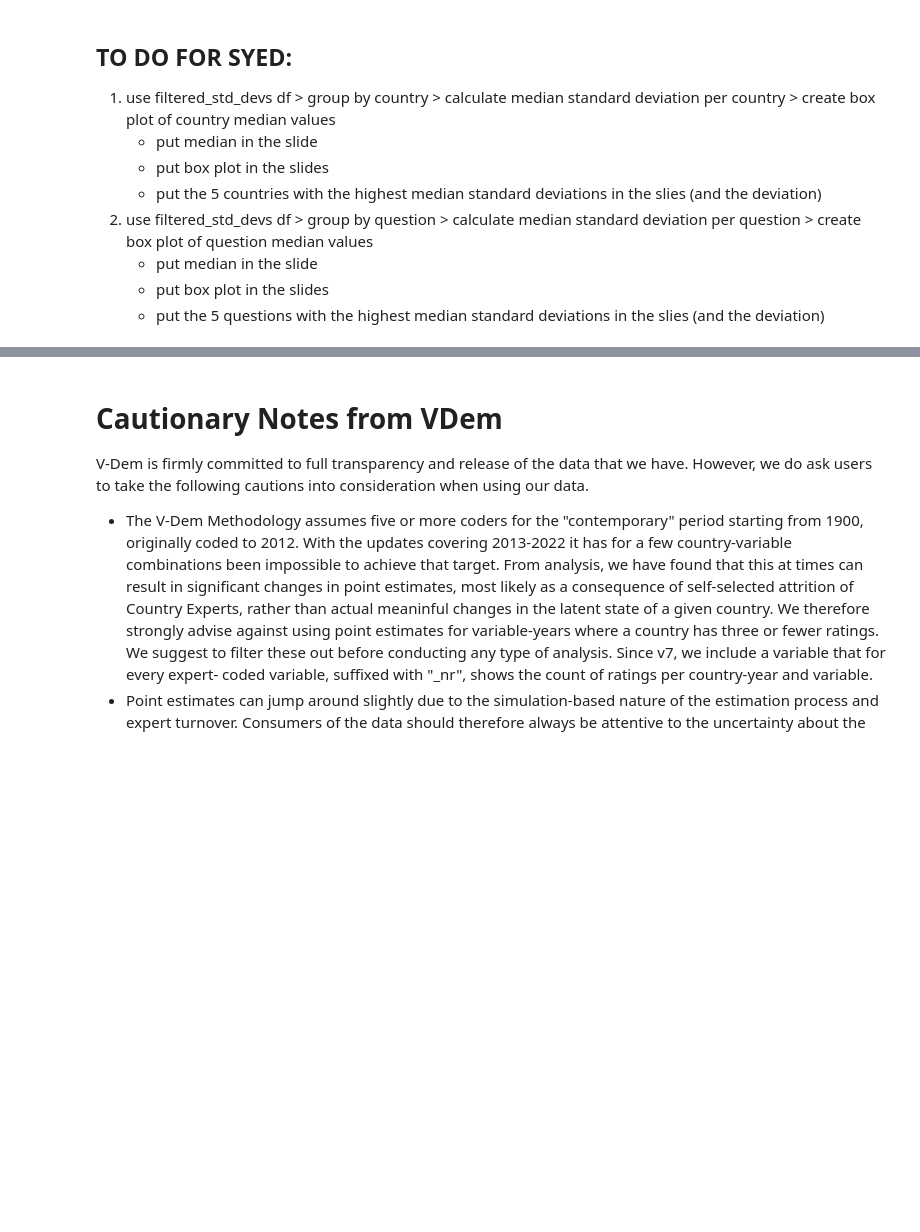
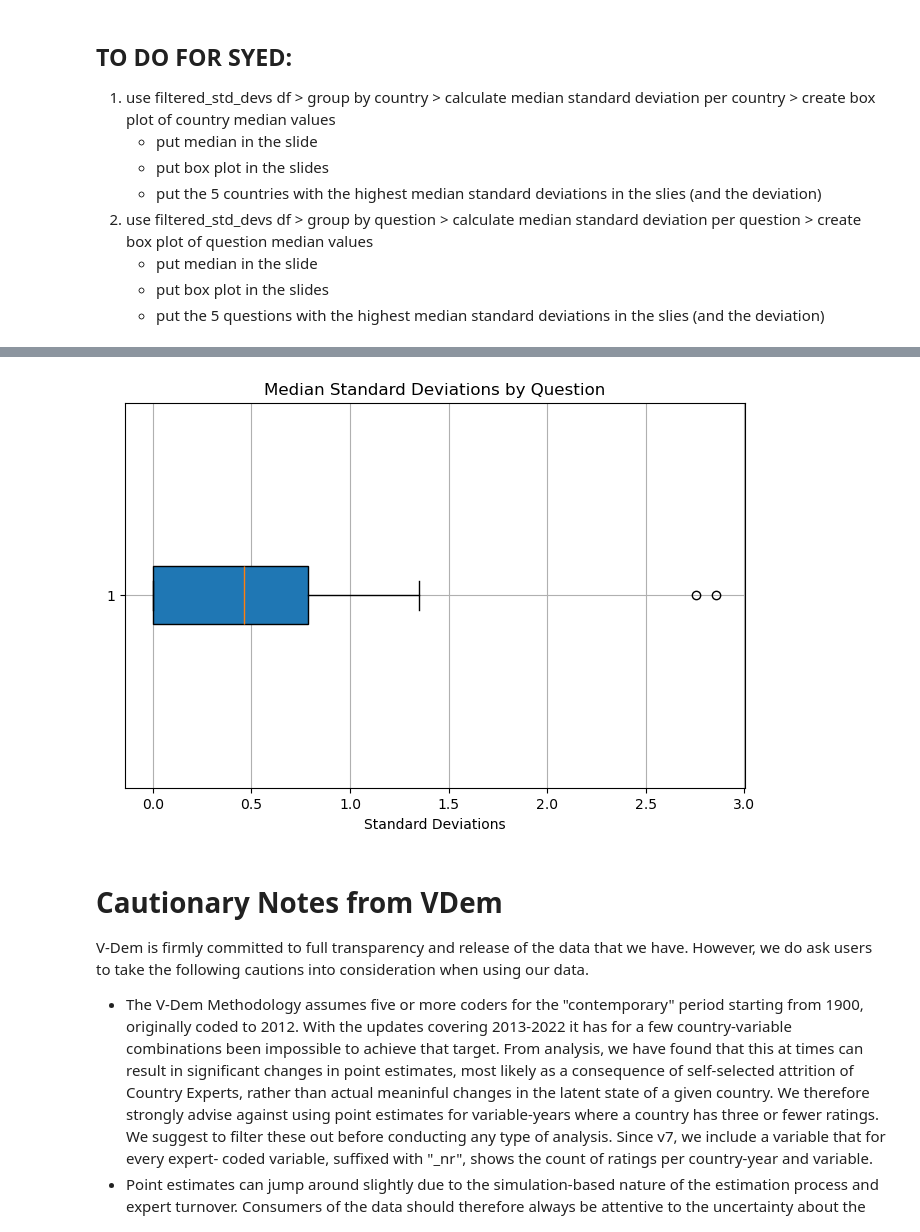
Before and after one commit to maggiemyslik/Measures-of-Democracy, a Jupyter notebook: code/vdem_coder_analysis.ipynb, the cells around one changed output, grey strips where cells are left out. Cells and saved outputs as stored; diff of their text form; code cells hidden in the pictures; blank space fills up the shorter version.

```diff
--- a/code/vdem_coder_analysis.ipynb
+++ b/code/vdem_coder_analysis.ipynb
@@ -118,0 +148,5 @@ filtered_std_devs = pd.read_csv('../data/small_download_vdem.csv')
+# %%
+questions_devs = filtered_std_devs.groupby("question")["std_dev"].median().reset_index()
+questions_devs = questions_devs.sort_values(by="std_dev", ascending=False)
+
+print(questions_devs)
@@ -119,3 +168,12 @@ filtered_std_devs = pd.read_csv('../data/small_download_vdem.csv')
+# %%
+plt.figure(figsize=(8, 5))
+plt.boxplot(questions_devs["std_dev"], vert=False, patch_artist=True)
+plt.xlabel("Standard Deviations")
+plt.title("Median Standard Deviations by Question")
+plt.grid(True)
+plt.show()
+# %% [output]
+[figure, added]
 # %% [markdown]
 # Cautionary Notes from VDem
 V-Dem is firmly committed to full transparency and release of the data that we have. However, we do ask users to take the following cautions into consideration when using our data.
```
Also changed, not shown: parts of 3 cells of this notebook.
